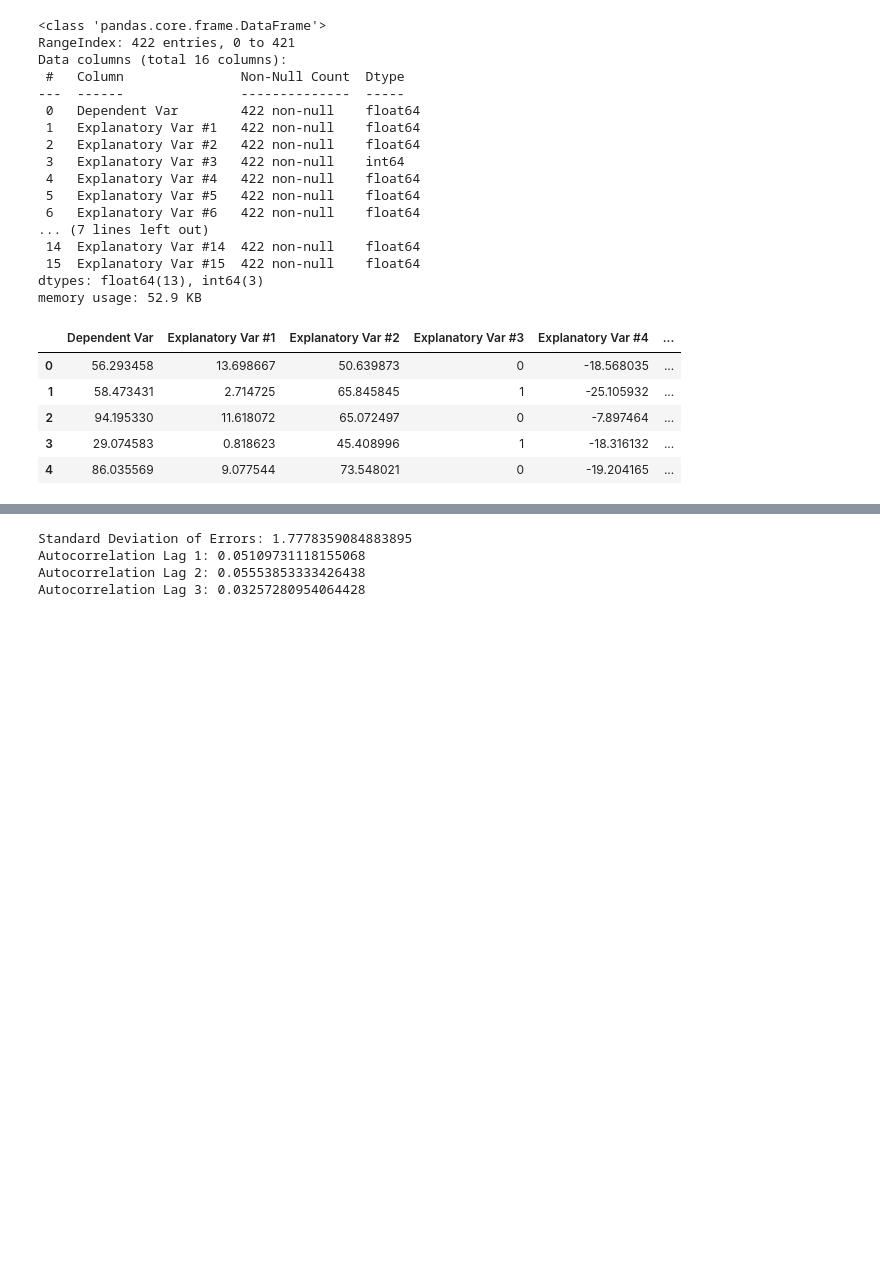
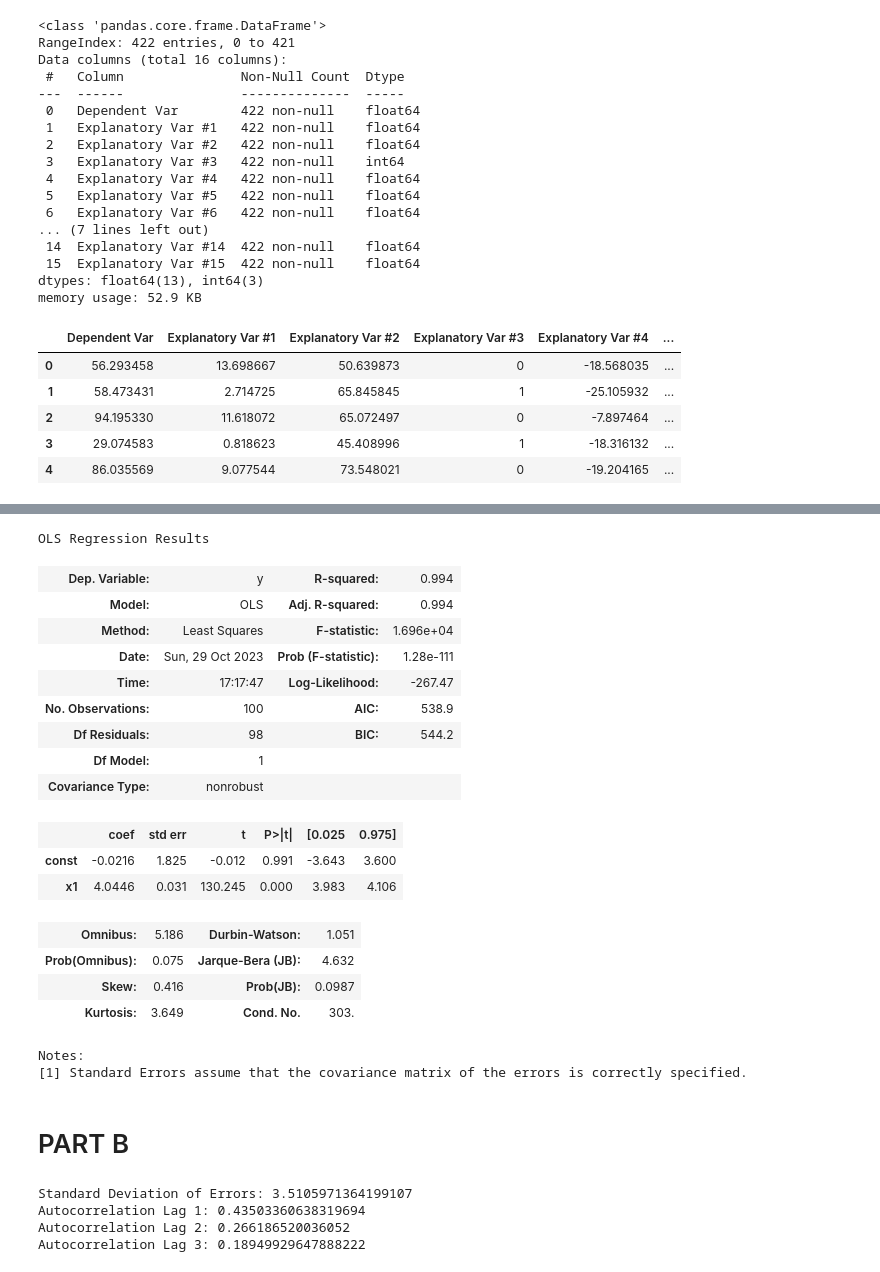
Before and after one commit to arshiaarora10/DatascienceAA, a Jupyter notebook: Fall Term/PredictiveGroup.ipynb, the cells around one changed output, grey strips where cells are left out. Cells and saved outputs as stored; diff of their text form; code cells hidden in the pictures; blank space fills up the shorter version.

```diff
--- a/Fall Term/PredictiveGroup.ipynb
+++ b/Fall Term/PredictiveGroup.ipynb
@@ -36,6 +46,11 @@ df.head(5)
 | 2 | 94.195330 | 11.618072 | 65.072497 | 0 | -7.897464 | ... |
 | 3 | 29.074583 | 0.818623 | 45.408996 | 1 | -18.316132 | ... |
 | 4 | 86.035569 | 9.077544 | 73.548021 | 0 | -19.204165 | ... |
+# %%
+mu, sigma = 0, 5 # mean and standard deviation of normal distribution for the error term
+x = np.random.uniform(40,80,100)
+epsilon = np.random.normal(mu,sigma,100)
+y = 3 + 4*x + epsilon
 # %%
 y = df['Dependent Var']
 X = df[['Explanatory Var #1', 'Explanatory Var #2', 'Explanatory Var #3', 'Explanatory Var #4', 'Explanatory Var #5',
@@ -81,18 +136,51 @@ Notes:
+# %%
+epsilon[0] = np.random.normal(mu,sigma,1)
+for i in range(0,99):
+    epsilon[i+1]=0.4*epsilon[i]+0.6*np.random.normal(mu,sigma,1)
+# %%
+y = 3 + 4*x + epsilon
+# %%
+x_updated = sm.add_constant(x)
+model_OLS = sm.OLS(y,x_updated).fit()
+model_OLS.summary()
+# %% [output]
+OLS Regression Results
+| Dep. Variable: | y | R-squared: | 0.994 |
+| Model: | OLS | Adj. R-squared: | 0.994 |
+| Method: | Least Squares | F-statistic: | 1.696e+04 |
+| Date: | Sun, 29 Oct 2023 | Prob (F-statistic): | 1.28e-111 |
+| Time: | 17:17:47 | Log-Likelihood: | -267.47 |
+| No. Observations: | 100 | AIC: | 538.9 |
+| Df Residuals: | 98 | BIC: | 544.2 |
+| Df Model: | 1 |  |  |
+| Covariance Type: | nonrobust |  |  |
+|  | coef | std err | t | P>|t| | [0.025 | 0.975] |
+| const | -0.0216 | 1.825 | -0.012 | 0.991 | -3.643 | 3.600 |
+| x1 | 4.0446 | 0.031 | 130.245 | 0.000 | 3.983 | 4.106 |
+| Omnibus: | 5.186 | Durbin-Watson: | 1.051 |
+| Prob(Omnibus): | 0.075 | Jarque-Bera (JB): | 4.632 |
+| Skew: | 0.416 | Prob(JB): | 0.0987 |
+| Kurtosis: | 3.649 | Cond. No. | 303. |
+Notes:
+[1] Standard Errors assume that the covariance matrix of the errors is correctly specified.
+# %% [markdown]
+# PART B
 # %%
-errors = model_reg.resid
+errors = model_OLS.resid
 
-error_std_dev = errors.std()
+error_std_dev = np.std(errors)
 
-autocorrelation_lag1 = errors.autocorr(1)
-autocorrelation_lag2 = errors.autocorr(2)
-autocorrelation_lag3 = errors.autocorr(3)
+# Calculate Autocorrelation for the first three lags manually
+autocorrelation_lag1 = np.corrcoef(errors[:-1], errors[1:])[0, 1]
+autocorrelation_lag2 = np.corrcoef(errors[:-2], errors[2:])[0, 1]
+autocorrelation_lag3 = np.corrcoef(errors[:-3], errors[3:])[0, 1]
 
 print(f"Standard Deviation of Errors: {error_std_dev}")
 print(f"Autocorrelation Lag 1: {autocorrelation_lag1}")
 print(f"Autocorrelation Lag 2: {autocorrelation_lag2}")
 print(f"Autocorrelation Lag 3: {autocorrelation_lag3}")
 # %% [output]
-Standard Deviation of Errors: 1.7778359084883895
-Autocorrelation Lag 1: 0.05109731118155068
-Autocorrelation Lag 2: 0.05553853333426438
-Autocorrelation Lag 3: 0.03257280954064428
+Standard Deviation of Errors: 3.5105971364199107
+Autocorrelation Lag 1: 0.43503360638319694
+Autocorrelation Lag 2: 0.266186520036052
+Autocorrelation Lag 3: 0.18949929647888222
```
Also changed, not shown: parts of 23 cells of this notebook, 12 other files.
